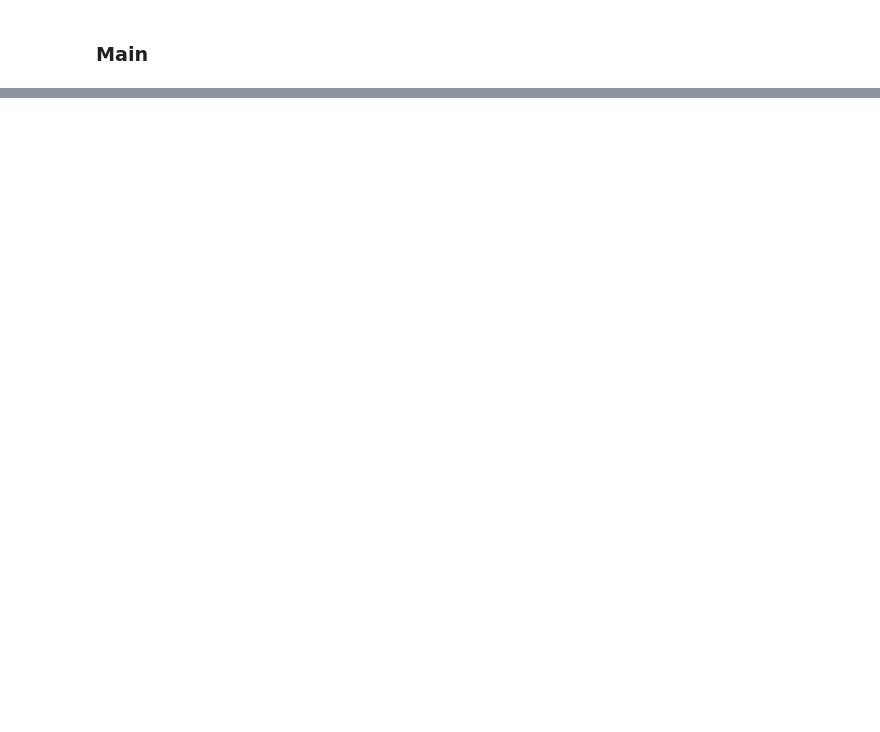
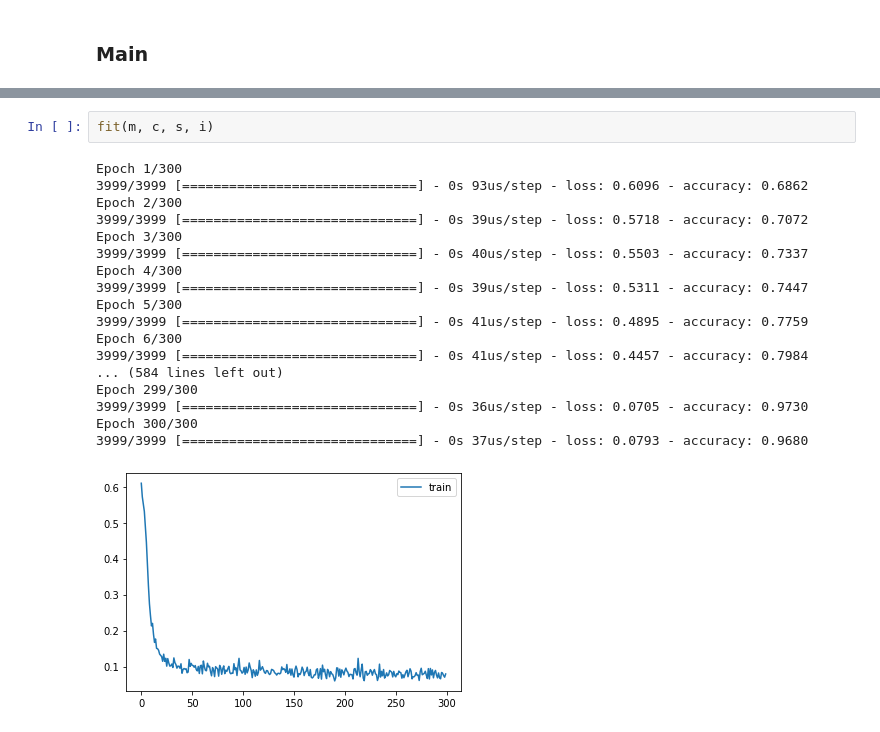
Before and after one commit to rHilkner/mc030, a Jupyter notebook: pfg.ipynb, the cells around one changed output, grey strips where cells are left out. Cells and saved outputs as stored; diff of their text form; blank space fills up the shorter version.

```diff
--- a/pfg.ipynb
+++ b/pfg.ipynb
@@ -907,0 +911,21 @@ conf = plot_confusion_matrix(y_test["lstm"][8].argmax(axis=1), np.rint(preds["ls
+# %%
+fit(m, c, s, i)
+# %% [output]
+Epoch 1/300
+3999/3999 [==============================] - 0s 93us/step - loss: 0.6096 - accuracy: 0.6862
+Epoch 2/300
+3999/3999 [==============================] - 0s 39us/step - loss: 0.5718 - accuracy: 0.7072
+Epoch 3/300
+3999/3999 [==============================] - 0s 40us/step - loss: 0.5503 - accuracy: 0.7337
+Epoch 4/300
+3999/3999 [==============================] - 0s 39us/step - loss: 0.5311 - accuracy: 0.7447
+Epoch 5/300
+3999/3999 [==============================] - 0s 41us/step - loss: 0.4895 - accuracy: 0.7759
+Epoch 6/300
+3999/3999 [==============================] - 0s 41us/step - loss: 0.4457 - accuracy: 0.7984
+... (584 lines left out)
+Epoch 299/300
+3999/3999 [==============================] - 0s 36us/step - loss: 0.0705 - accuracy: 0.9730
+Epoch 300/300
+3999/3999 [==============================] - 0s 37us/step - loss: 0.0793 - accuracy: 0.9680
+[figure, added]
```
Also changed, not shown: parts of 129 cells of this notebook.
